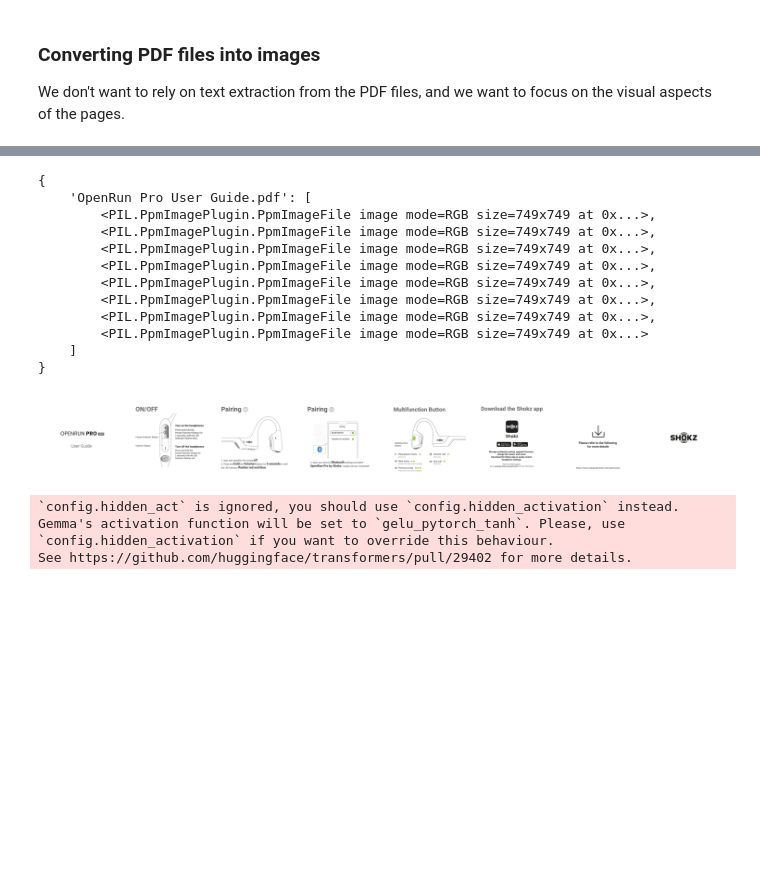
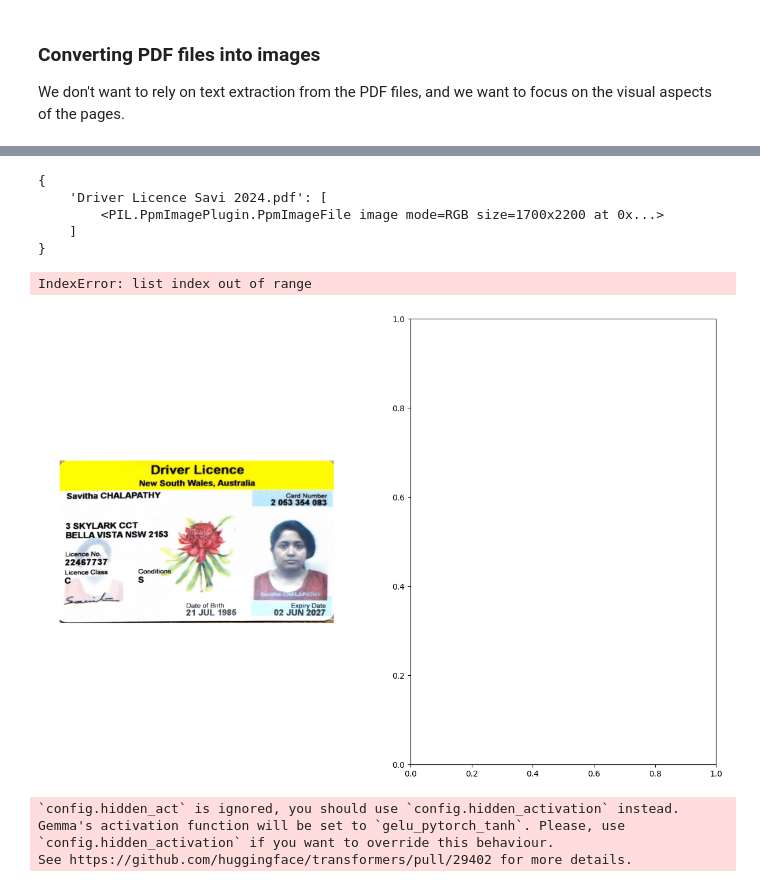
Before and after one commit to vinaykrshnn-git2026/advanced-rag, a Jupyter notebook: 08_multimodal_pdf.ipynb, the cells around one changed output, grey strips where cells are left out. Saved outputs shown, nothing was run; the diff lists cells and outputs as text; code cells hidden in the pictures; blank space fills up the shorter version.

```diff
--- a/08_multimodal_pdf.ipynb
+++ b/08_multimodal_pdf.ipynb
@@ -73,10 +77,13 @@ def convert_pdfs_to_images(pdf_folder):
 
     for doc_id, pdf_file in enumerate(pdf_files):
         pdf_path = os.path.join(pdf_folder, pdf_file)
-        images = convert_from_path(pdf_path, poppler_path=r'/opt/homebrew/Cellar/poppler/24.04.0_1/bin')
+        images = convert_from_path(pdf_path)
         all_images[pdf_file] = images
 
     return all_images
 # %%
 # all_images = convert_pdfs_to_images("data/ikea/")
-all_images = convert_pdfs_to_images("data/shokz/")
+# Install poppler-utils
+!apt-get install poppler-utils
+
+all_images = convert_pdfs_to_images("data/license/")
@@ -84,32 +108,26 @@ all_images = convert_pdfs_to_images("data/shokz/")
 console.print(all_images)
 # %% [output]
 {
-    'OpenRun Pro User Guide.pdf': [
-        <PIL.PpmImagePlugin.PpmImageFile image mode=RGB size=749x749 at 0x...>,
-        <PIL.PpmImagePlugin.PpmImageFile image mode=RGB size=749x749 at 0x...>,
-        <PIL.PpmImagePlugin.PpmImageFile image mode=RGB size=749x749 at 0x...>,
-        <PIL.PpmImagePlugin.PpmImageFile image mode=RGB size=749x749 at 0x...>,
-        <PIL.PpmImagePlugin.PpmImageFile image mode=RGB size=749x749 at 0x...>,
-        <PIL.PpmImagePlugin.PpmImageFile image mode=RGB size=749x749 at 0x...>,
-        <PIL.PpmImagePlugin.PpmImageFile image mode=RGB size=749x749 at 0x...>,
-        <PIL.PpmImagePlugin.PpmImageFile image mode=RGB size=749x749 at 0x...>
+    'Driver Licence Savi 2024.pdf': [
+        <PIL.PpmImagePlugin.PpmImageFile image mode=RGB size=1700x2200 at 0x...>
     ]
 }
 # %%
 import matplotlib.pyplot as plt
 
-fig, axes = plt.subplots(1, 8, figsize=(15, 10))
+fig, axes = plt.subplots(1, 2, figsize=(15, 10))
 
 first_pdf_key = next(iter(all_images))
 for i, ax in enumerate(axes.flat):
     img = all_images[first_pdf_key][i]
     ax.imshow(img)
     ax.axis("off")
 
 plt.tight_layout()
 plt.show()
 # %% [output]
+IndexError: list index out of range
-[figure, old version]
+[figure, new version]
 # %%
 from colpali_engine.models import ColPali, ColPaliProcessor
 import torch
```
Also changed, not shown: parts of 2 cells of this notebook.
